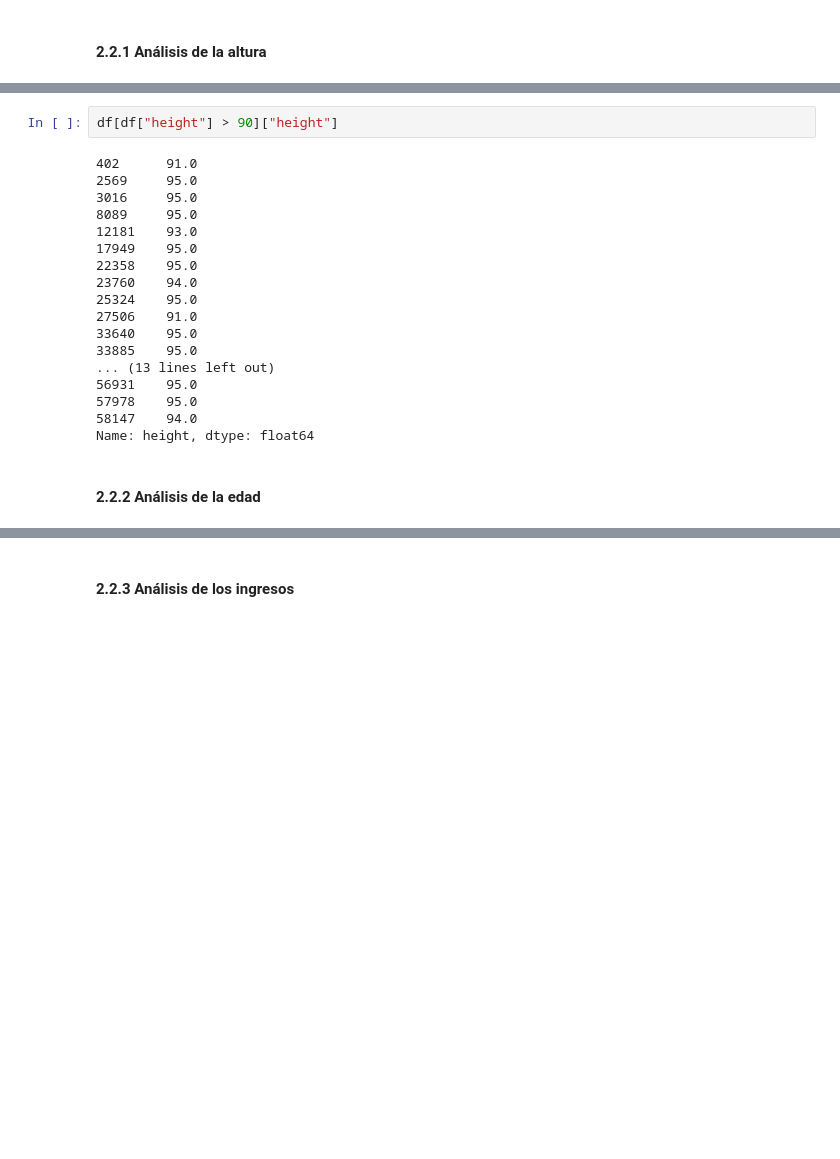
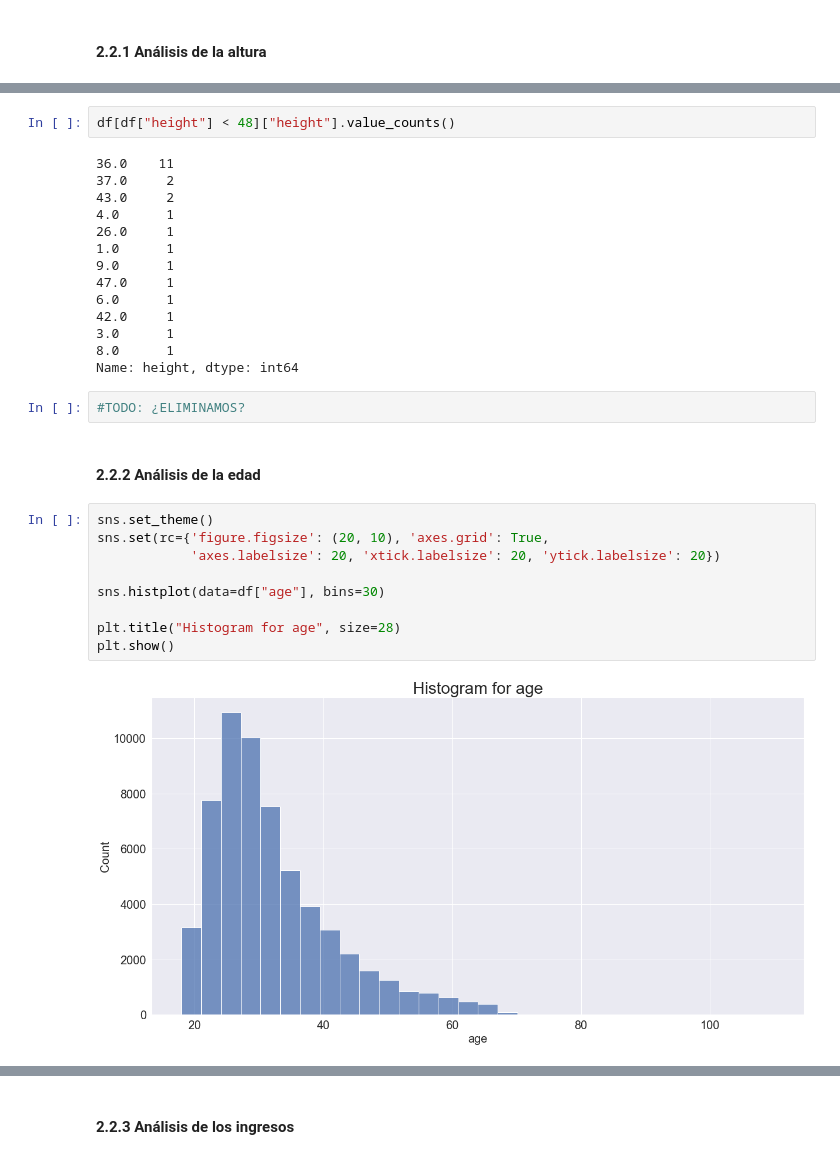
Before and after one commit to dietrujillo/ml_lab, a Jupyter notebook: lab3/notebooks/lab3.ipynb, the cells around one changed output, grey strips where cells are left out. Saved outputs shown, nothing was run; the diff lists cells and outputs as text; blank space fills up the shorter version.

```diff
--- a/lab3/notebooks/lab3.ipynb
+++ b/lab3/notebooks/lab3.ipynb
@@ -162,22 +227,31 @@ En este punto ya podemos observar como hay algunos datos numéricos un tanto ext
 # %%
-df[df["height"] > 90]["height"]
+df[df["height"] < 48]["height"].value_counts()
 # %% [output]
-402      91.0
-2569     95.0
-3016     95.0
-8089     95.0
-12181    93.0
-17949    95.0
-22358    95.0
-23760    94.0
-25324    95.0
-27506    91.0
-33640    95.0
-33885    95.0
-... (13 lines left out)
-56931    95.0
-57978    95.0
-58147    94.0
-Name: height, dtype: float64
+36.0    11
+37.0     2
+43.0     2
+4.0      1
+26.0     1
+1.0      1
+9.0      1
+47.0     1
+6.0      1
+42.0     1
+3.0      1
+8.0      1
+Name: height, dtype: int64
+# %%
+#TODO: ¿ELIMINAMOS?
 # %% [markdown]
 #### 2.2.2 Análisis de la edad
+# %%
+sns.set_theme()
+sns.set(rc={'figure.figsize': (20, 10), 'axes.grid': True,
+            'axes.labelsize': 20, 'xtick.labelsize': 20, 'ytick.labelsize': 20})
+
+sns.histplot(data=df["age"], bins=30)
+
+plt.title("Histogram for age", size=28)
+plt.show()
+# %% [output]
+[figure, added]
```
Also changed, not shown: parts of 40 cells of this notebook.
